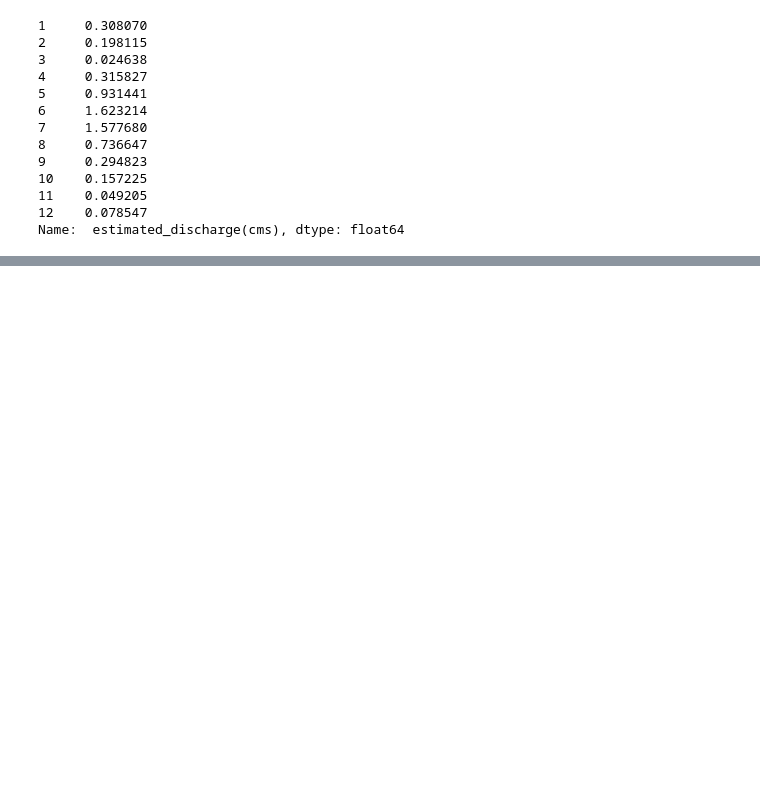
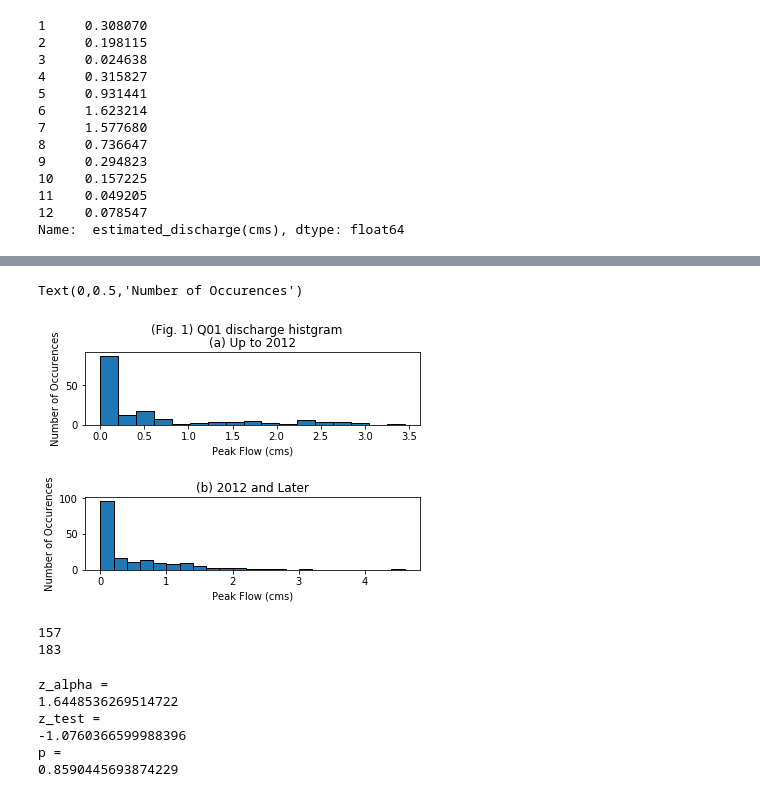
Before and after one commit to AzusaSayuri/UW-Data-analysis, a Jupyter notebook: HW7/Assignment7-XiminHu.ipynb, the cells around one changed output, grey strips where cells are left out. Drawn from its saved outputs; the diff is of its cells as text; code cells hidden in the pictures; blank space fills up the shorter version.

```diff
--- a/HW7/Assignment7-XiminHu.ipynb
+++ b/HW7/Assignment7-XiminHu.ipynb
@@ -293,0 +307,3 @@ Text(0,0.5,'frequency')
+# %%
+df_pre=df_month[df_month.index<='2012-01-01 00:00:00']
+df_aft=df_month[df_month.index>='2012-01-01 00:00:00']
@@ -293,0 +329,59 @@ Text(0,0.5,'frequency')
+# %%
+#Make a histogram for each period
+
+bin_width = 0.2 # bin width in cfs
+
+# Create a figure with subplots
+fig1, axs = plt.subplots(2, 1)
+fig1.subplots_adjust(hspace=1)
+fig1.suptitle('(Fig. 1) Q01 discharge histgram')
+
+# set bin number so that intervals are equal in these two plots
+nbins = int(( np.max(df_pre['discharge']) - np.min(df_pre['discharge']) ) / bin_width )
+axs[0].hist(df_pre['discharge'], nbins, ec="black")
+axs[0].set_title('(a) Up to 2012')
+axs[0].set_xlabel('Peak Flow (cms)')
+axs[0].set_ylabel('Number of Occurences')
+
+
+# set bin number so that intervals are equal in these two plots
+nbins = int(( np.max(df_aft['discharge']) - np.min(df_aft['discharge']) ) / bin_width )
+axs[1].hist(df_aft['discharge'], nbins, ec="black")
+axs[1].set_title('(b) 2012 and Later')
+axs[1].set_xlabel('Peak Flow (cms)')
+axs[1].set_ylabel('Number of Occurences')
+# %% [output]
+Text(0,0.5,'Number of Occurences')
+[figure, added]
+# %%
+n = len(df_pre['discharge'])
+m = len(df_aft['discharge'])
+print(n)
+print(m)
+# %% [output]
+157
+183
+# %%
+conf = 0.95
+delta_0 = 0
+z_alpha = st.norm.ppf(conf)
+print("z_alpha =")
+print(z_alpha)
+mean1 = stats.mean(df_pre['discharge'])
+mean2 = stats.mean(df_aft['discharge'])
+sd1 = stats.stdev(df_pre['discharge'])
+sd2 = stats.stdev(df_aft['discharge'])
+pooled_sd = math.sqrt(sd1**2/m + sd2**2/n)
+ztest = (mean2 - mean1 - delta_0)/pooled_sd
+print("z_test =")
+print(ztest)
+p = 1 - st.norm.cdf(ztest)
+print("p = ")
+print(p)
+# %% [output]
+z_alpha =
+1.6448536269514722
+z_test =
+-1.0760366599988396
+p =
+0.8590445693874229
```
Also changed, not shown: parts of 25 cells of this notebook.
